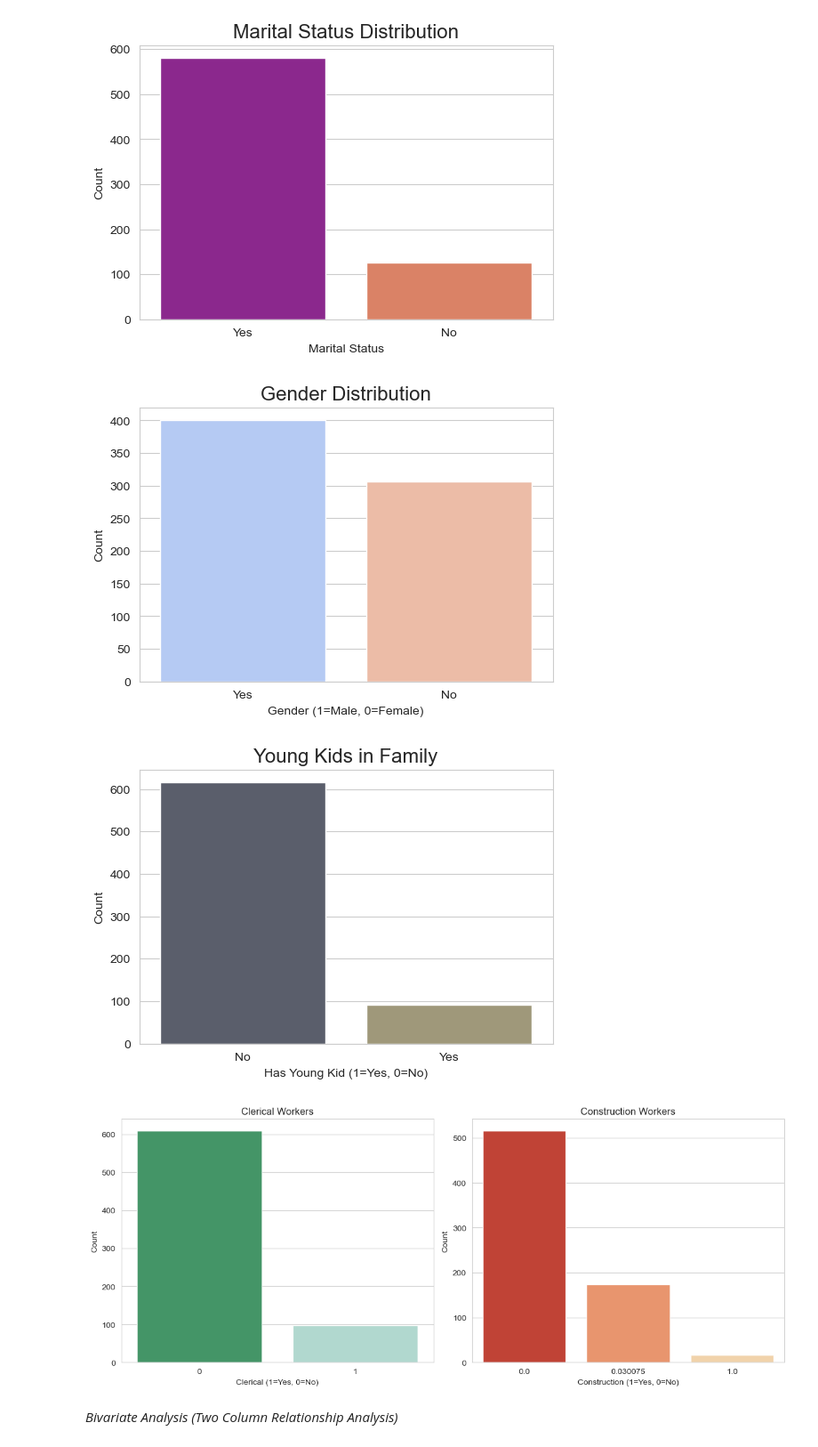
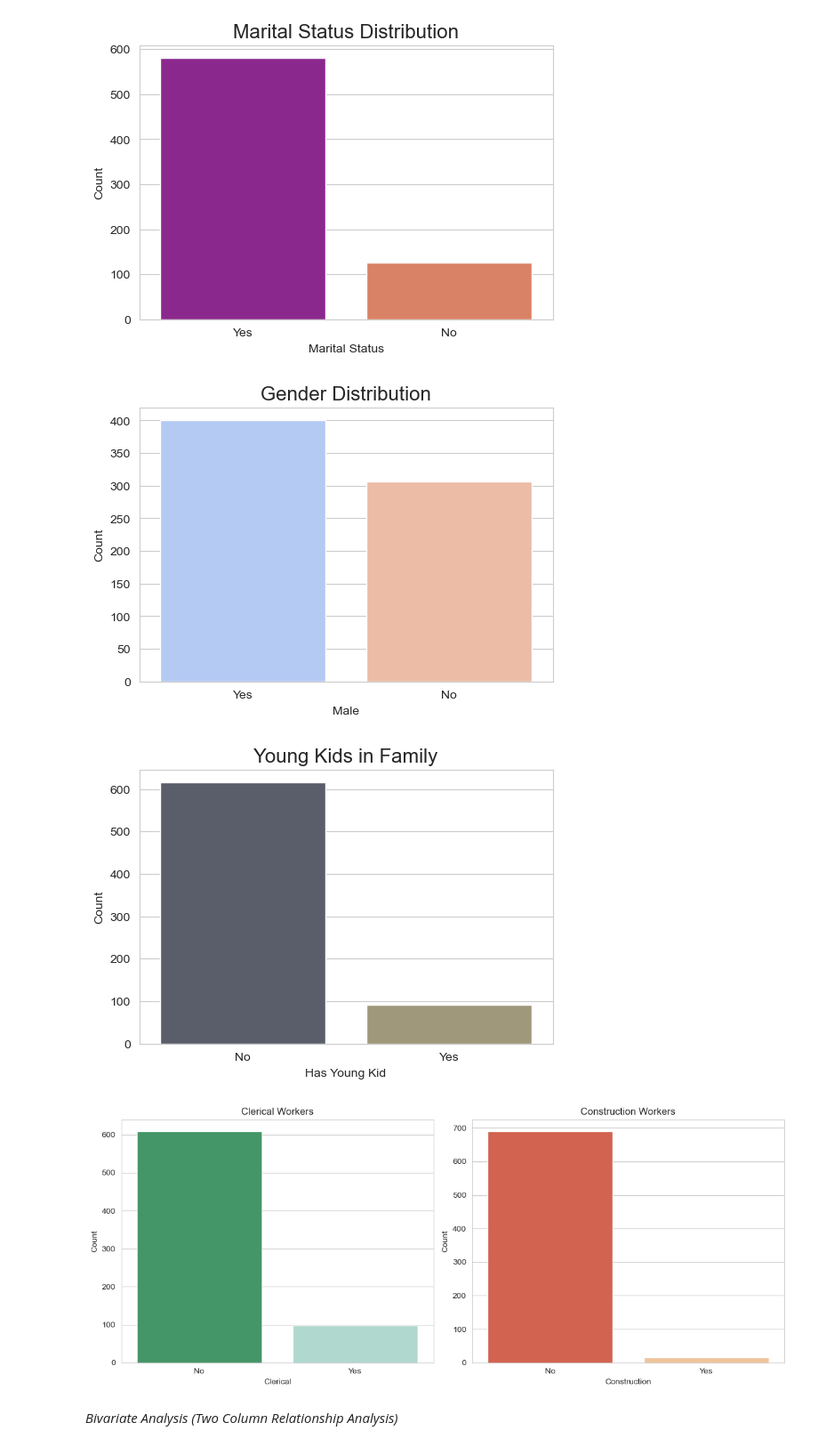
Before and after one commit to niranjan910/Sleep-pattern-Analysis-, a Jupyter notebook: Sleep Pattern Analysis.ipynb, the cells around one changed output. Shown at 89% size. Saved outputs shown, nothing was run; the diff lists cells and outputs as text; code cells hidden in the pictures.

```diff
--- a/Sleep Pattern Analysis.ipynb
+++ b/Sleep Pattern Analysis.ipynb
@@ -705,11 +705,16 @@ df.rename(columns={'hrwage': 'hourly_wage'}, inplace=True)
 df.rename(columns={'agesq': 'age_squared'}, inplace=True)
 df.rename(columns={'exper': 'experience'}, inplace=True)
 df.rename(columns={'workscnd': 'Worked_second'}, inplace=True)
+df.rename(columns={'construc': 'construction_Worker'}, inplace=True)
 # %%
 df['totwrk_hr'] = df['totwrk_hr'] / 60  # Convert minutes to hours
-# df['Worked_second'] = df['Worked_second'] / 60
+df['total_leisure_time'] = df['total_leisure_time'] / 60
+df['sleep'] = df['sleep'] / 60
 # %%
 df.drop(columns=['leis1', 'leis2','case'], inplace=True)
+# %%
+df['clerical'] = df['clerical'].round().astype(int)
+df['construction_Worker'] = df['construction_Worker'].round().astype(int)
 # %%
 df.columns.tolist()
 # %% [output]
@@ -742,3 +747,5 @@ df['spouse_works'].replace({0: 'No', 1: 'Yes'}, inplace=True)
 df['spouse_works'].replace({0: 'No', 1: 'Yes'}, inplace=True)
 df['worknrm'].replace({0: 'No', 1: 'Yes'}, inplace=True)
 df['young_kid'].replace({0: 'No', 1: 'Yes'}, inplace=True)
+df['clerical'].replace({0: 'No', 1: 'Yes'}, inplace=True)
+df['construction_Worker'].replace({0: 'No', 1: 'Yes'}, inplace=True)
@@ -838,11 +843,11 @@ plt.figure(figsize=(6, 4))
 sns.countplot(data=df, x='male', palette='coolwarm')
 
 plt.title('Gender Distribution', fontsize=16)
-plt.xlabel('Gender (1=Male, 0=Female)')
+plt.xlabel('Male')
 plt.ylabel('Count')
 plt.show()
 # %% [output]
-[figure, old version]
+[figure, new version]
 # %%
 # How many individuals have young kids (young_kid)?
 # %%
@@ -850,32 +855,32 @@ plt.figure(figsize=(6, 4))
 sns.countplot(data=df, x='young_kid', palette='cividis')
 
 plt.title('Young Kids in Family', fontsize=16)
-plt.xlabel('Has Young Kid (1=Yes, 0=No)')
+plt.xlabel('Has Young Kid')
 plt.ylabel('Count')
 plt.show()
 # %% [output]
-[figure, old version]
+[figure, new version]
 # %%
 # How many people work in clerical, construction, etc.?
 # %%
 # Let's assume clerical and construc are binary 1/0 columns
 
 fig, axes = plt.subplots(1, 2, figsize=(12, 5))
 
 sns.countplot(data=df, x='clerical', palette='BuGn_r', ax=axes[0])
 axes[0].set_title('Clerical Workers')
-axes[0].set_xlabel('Clerical (1=Yes, 0=No)')
+axes[0].set_xlabel('Clerical')
 axes[0].set_ylabel('Count')
 
-sns.countplot(data=df, x='construc', palette='OrRd_r', ax=axes[1])
+sns.countplot(data=df, x='construction_Worker', palette='OrRd_r', ax=axes[1])
 axes[1].set_title('Construction Workers')
-axes[1].set_xlabel('Construction (1=Yes, 0=No)')
+axes[1].set_xlabel('Construction')
 axes[1].set_ylabel('Count')
 
 plt.tight_layout()
 plt.show()
 # %% [output]
-[figure, old version]
+[figure, new version]
 # %% [markdown]
 *Bivariate Analysis (Two Column Relationship Analysis)*
 # %%
```
Also changed, not shown: parts of 11 cells of this notebook.
